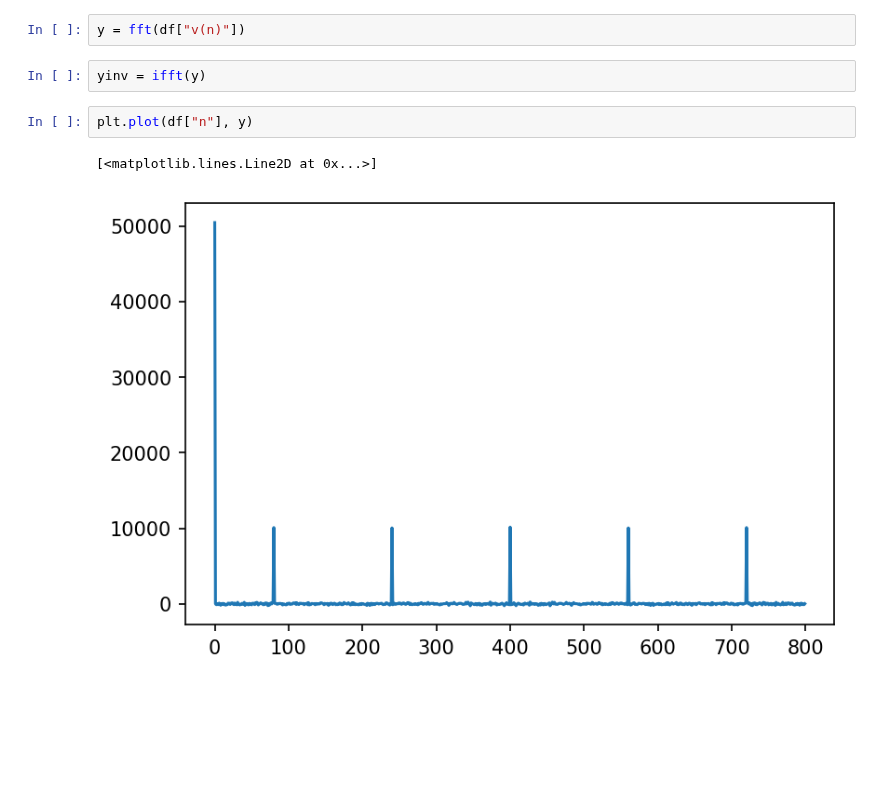
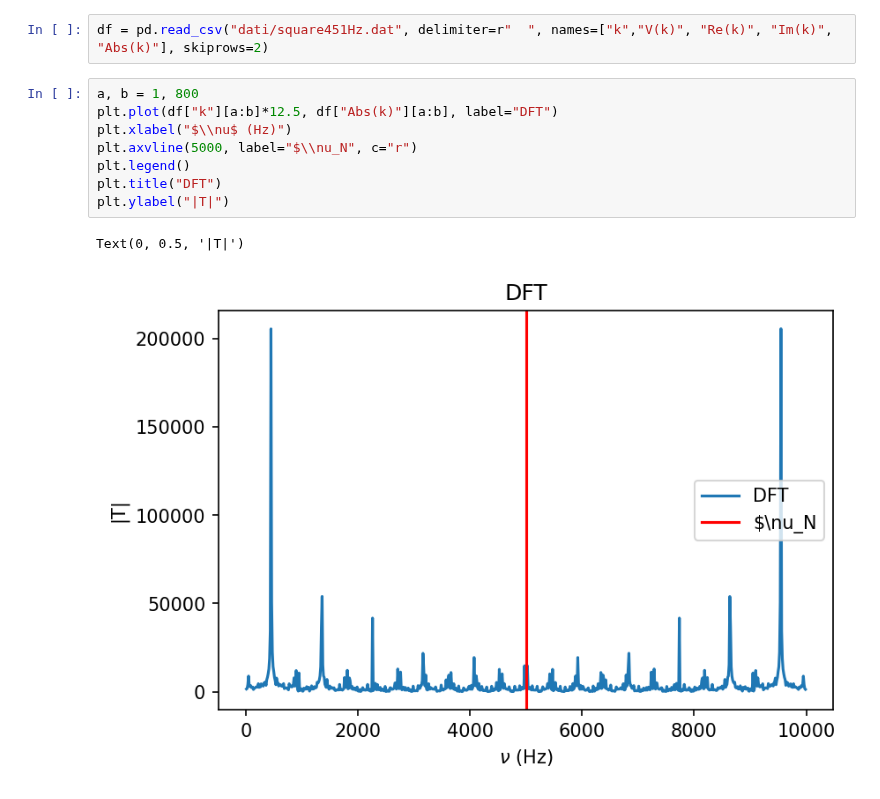
Before and after one commit to 1892051/LabSS, a Jupyter notebook: LabSS/esperienza_9/book.ipynb, the cells around one changed output. Cells and saved outputs as stored; diff of their text form; blank space fills up the shorter version.

```diff
--- a/LabSS/esperienza_9/book.ipynb
+++ b/LabSS/esperienza_9/book.ipynb
@@ -33,9 +8,13 @@ plt.plot(df["n"][a:b], df["v(n)"][a:b])
-# %%
-y = fft(df["v(n)"])
-# %%
-yinv = ifft(y)
-# %%
-plt.plot(df["n"], y)
-# %% [output]
-[<matplotlib.lines.Line2D at 0x...>]
-[figure, removed]
+# %%
+df = pd.read_csv("dati/square451Hz.dat", delimiter=r"  ", names=["k","V(k)", "Re(k)", "Im(k)", "Abs(k)"], skiprows=2)
+# %%
+a, b = 1, 800
+plt.plot(df["k"][a:b]*12.5, df["Abs(k)"][a:b], label="DFT")
+plt.xlabel("$\\nu$ (Hz)")
+plt.axvline(5000, label="$\\nu_N", c="r")
+plt.legend()
+plt.title("DFT")
+plt.ylabel("|T|")
+# %% [output]
+Text(0, 0.5, '|T|')
+[figure, added]
```
Also changed, not shown: parts of 7 cells of this notebook.
